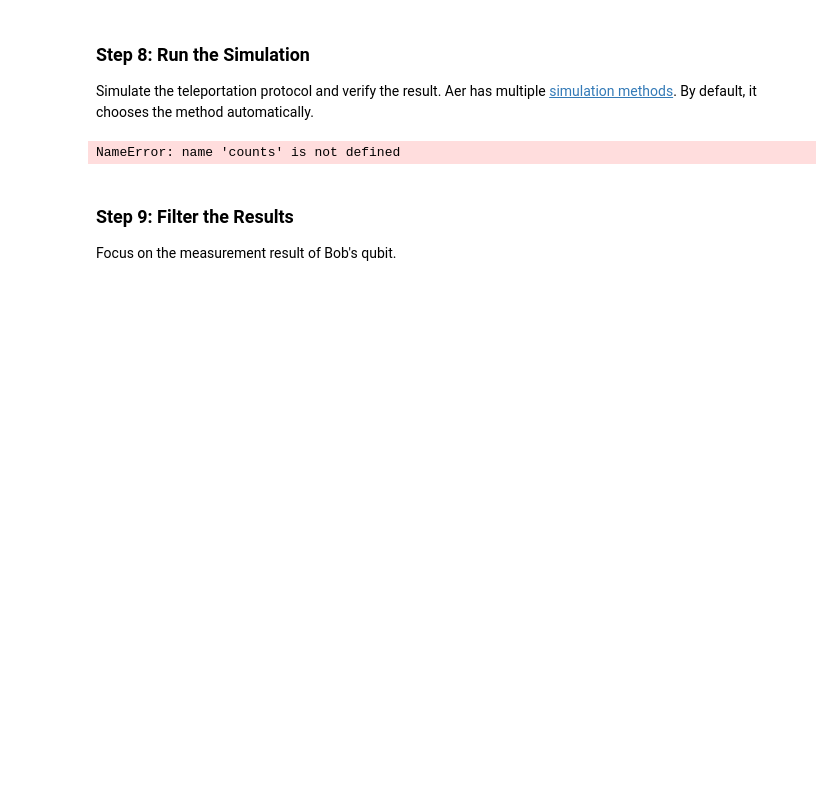
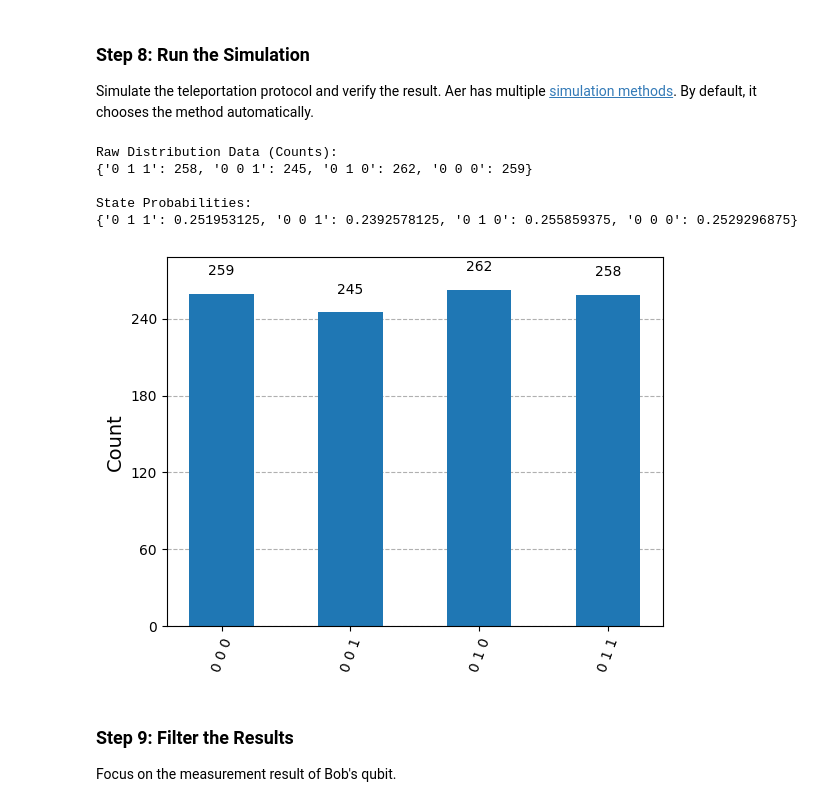
Before and after one commit to jamelof23/Quantimxx, a Jupyter notebook: lecture_3_exercise1.ipynb, the cells around one changed output. Saved outputs shown, nothing was run; the diff lists cells and outputs as text; code cells hidden in the pictures; blank space fills up the shorter version.

```diff
--- a/lecture_3_exercise1.ipynb
+++ b/lecture_3_exercise1.ipynb
@@ -148,25 +153,31 @@ Simulate the teleportation protocol and verify the result. Aer has multiple [sim
 # %%
 # Initialize simulator
 simulator = AerSimulator(method="automatic")
 
 # Execute the circuit
 execution_result = simulator.run(test, shots=1024).result()
+counts= execution_result.get_counts()
 
 # Calculate probabilities
 total_shots = sum(counts.values())
 probabilities = {state: count / total_shots for state, count in counts.items()}
 
 # Output raw counts and probabilities
 print("Raw Distribution Data (Counts):")
 print(counts)
 
 print("\nState Probabilities:")
 print(probabilities)
 
 # Plot the measurement results
 plot_histogram(counts)
 # %% [output]
-NameError: name 'counts' is not defined
+Raw Distribution Data (Counts):
+{'0 1 1': 258, '0 0 1': 245, '0 1 0': 262, '0 0 0': 259}
+
+State Probabilities:
+{'0 1 1': 0.251953125, '0 0 1': 0.2392578125, '0 1 0': 0.255859375, '0 0 0': 0.2529296875}
+[figure, added]
 # %% [markdown]
 ### Step 9: Filter the Results
 Focus on the measurement result of Bob's qubit.
```
Also changed, not shown: parts of 8 cells of this notebook.
